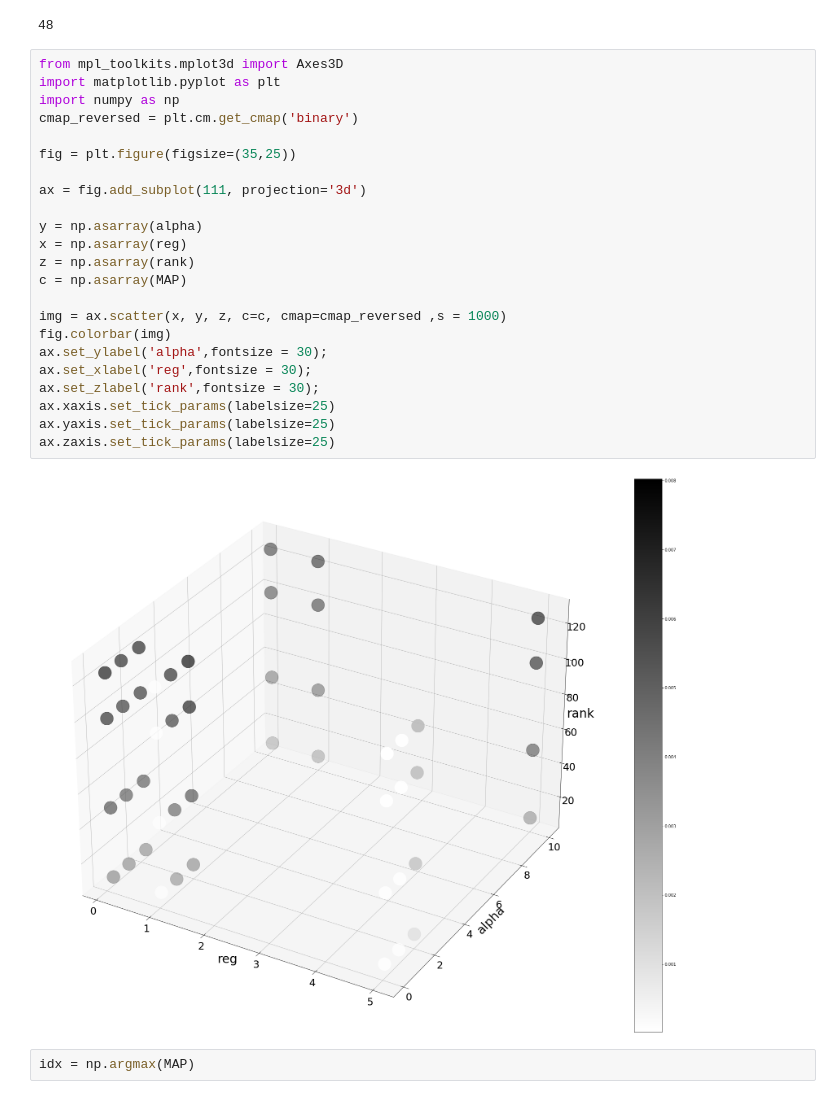
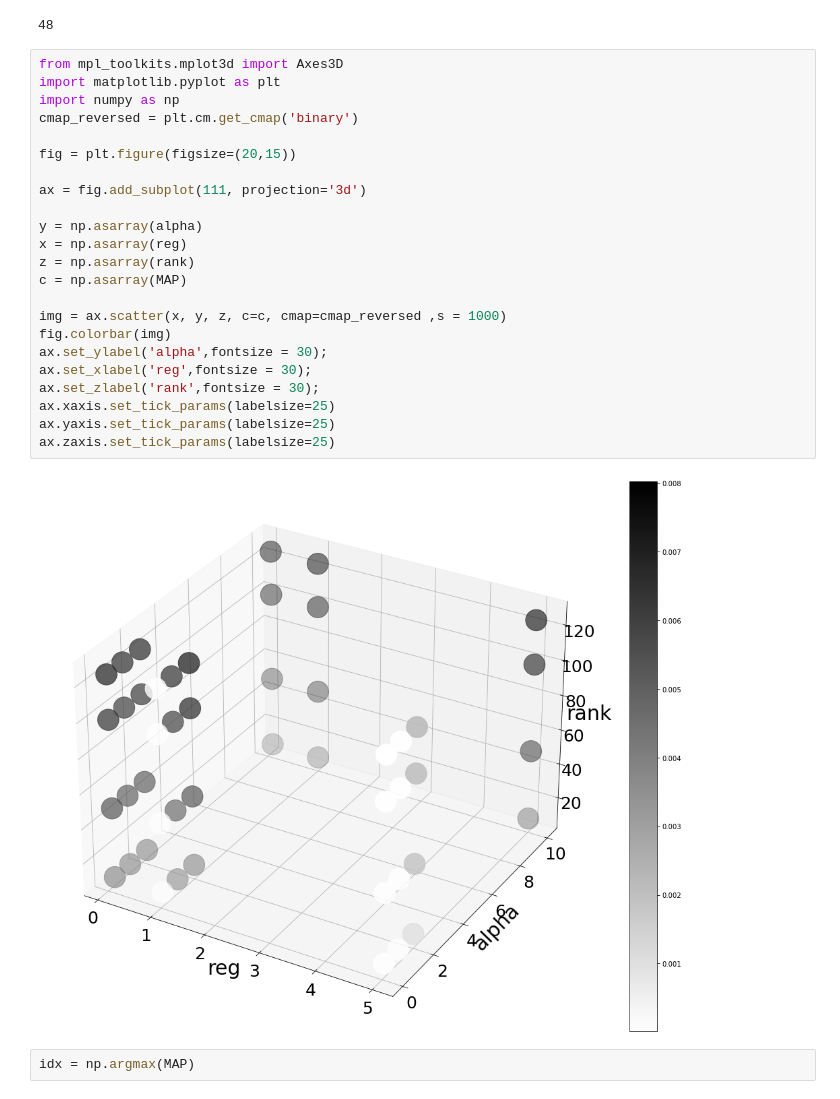
Before and after one commit to farris/recommender-system, a Jupyter notebook: GridSearch500/GridSearchViz.ipynb, the cells around one changed output. Saved outputs shown, nothing was run; the diff lists cells and outputs as text.

```diff
--- a/GridSearch500/GridSearchViz.ipynb
+++ b/GridSearch500/GridSearchViz.ipynb
@@ -48,28 +48,28 @@ len(MAP)
 # %%
 from mpl_toolkits.mplot3d import Axes3D
 import matplotlib.pyplot as plt
 import numpy as np
 cmap_reversed = plt.cm.get_cmap('binary')
 
-fig = plt.figure(figsize=(35,25))
+fig = plt.figure(figsize=(20,15))
 
 ax = fig.add_subplot(111, projection='3d')
 
 y = np.asarray(alpha)
 x = np.asarray(reg)
 z = np.asarray(rank)
 c = np.asarray(MAP)
 
 img = ax.scatter(x, y, z, c=c, cmap=cmap_reversed ,s = 1000)
 fig.colorbar(img)
 ax.set_ylabel('alpha',fontsize = 30);
 ax.set_xlabel('reg',fontsize = 30);
 ax.set_zlabel('rank',fontsize = 30);
 ax.xaxis.set_tick_params(labelsize=25)
 ax.yaxis.set_tick_params(labelsize=25)
 ax.zaxis.set_tick_params(labelsize=25)
 # %% [output]
-[figure, old version]
+[figure, new version]
 # %%
 idx = np.argmax(MAP)
 # %%
```
Also changed, not shown: parts of 3 cells of this notebook.
